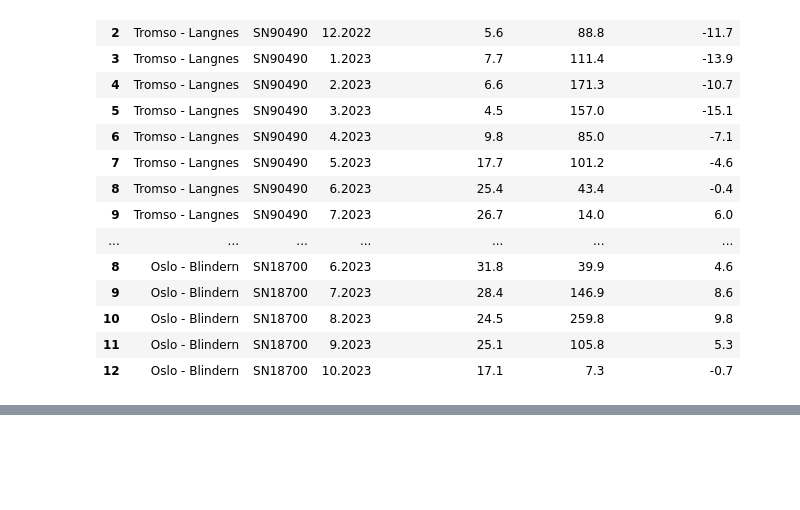
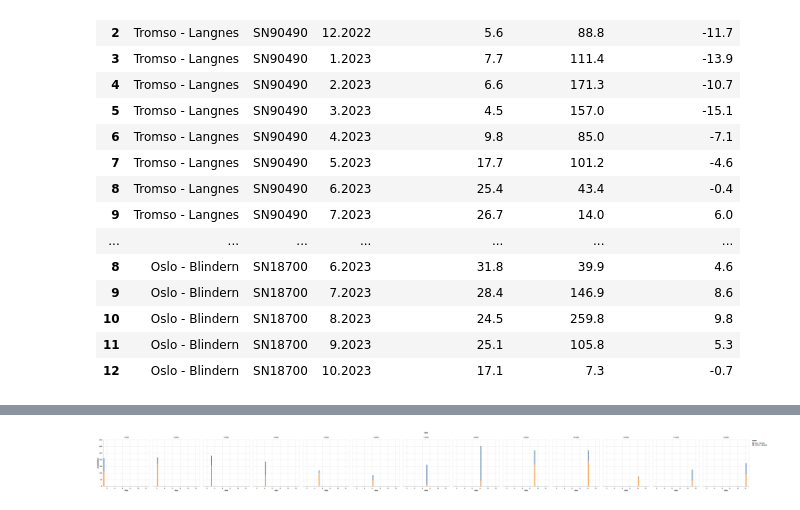
Before and after one commit to Mayorboy/Data_Visualization_with_Pandas_and_Altpair, a Jupyter notebook: Weather_visualization.ipynb, the cells around one changed output, grey strips where cells are left out. Saved outputs shown, nothing was run; the diff lists cells and outputs as text; code cells hidden in the pictures; blank space fills up the shorter version.

```diff
--- a/Weather_visualization.ipynb
+++ b/Weather_visualization.ipynb
@@ -107,6 +107,13 @@ alt.Chart(data).mark_bar().encode(
     )
 # %% [output]
 [interactive output not drawn]
+# %%
+from PIL import Image
+from IPython.display import display
+img = Image.open('precipitation.png')
+display(img)
+# %% [output]
+[figure, added]
 # %%
 alt.Chart(data).mark_area(opacity=0.5).encode(
     x="date",
```
Also changed, not shown: parts of 5 cells of this notebook.
